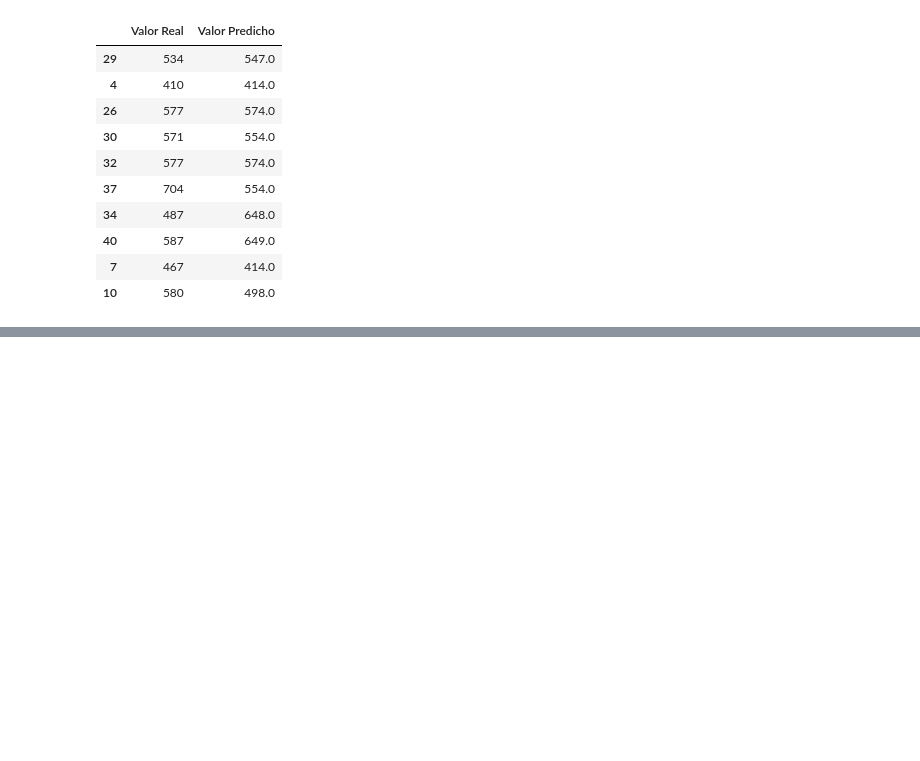
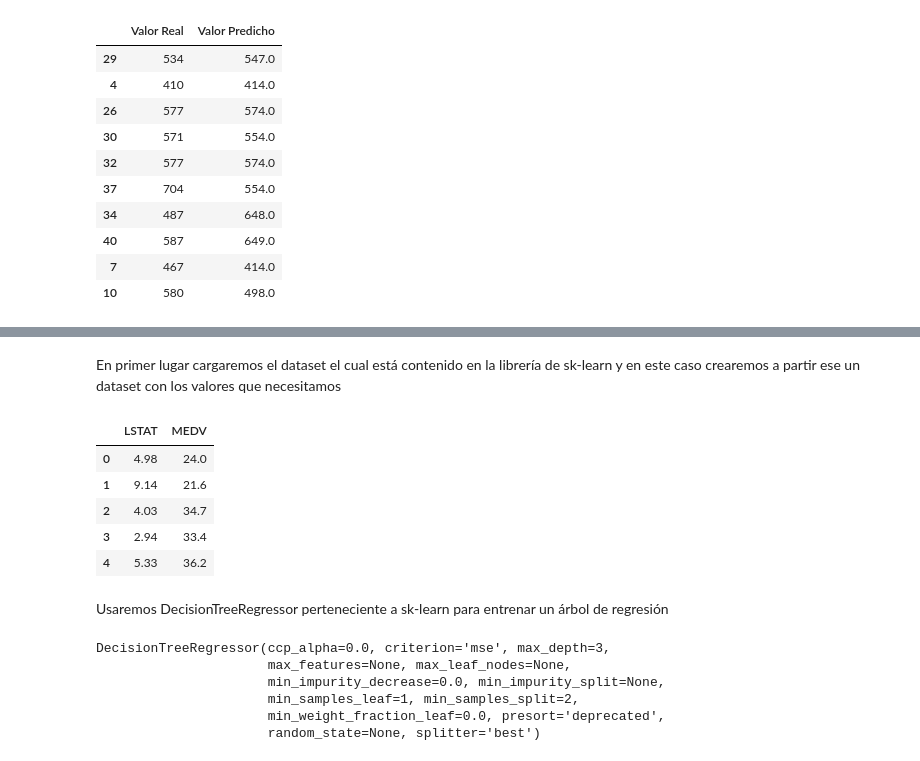
Before and after one commit to NohemyLemus/Inteligencia-artificial, a Jupyter notebook: Arboles/notebooks/Regresión.ipynb, the cells around one changed output, grey strips where cells are left out. Cells and saved outputs as stored; diff of their text form; code cells hidden in the pictures; blank space fills up the shorter version.

```diff
--- a/Arboles/notebooks/Regresión.ipynb
+++ b/Arboles/notebooks/Regresión.ipynb
@@ -73,0 +79,37 @@ compare_values
+# %% [markdown]
+En primer lugar cargaremos el dataset el cual está contenido en la librería de sk-learn y en este caso crearemos a partir ese un dataset con los valores que necesitamos
+# %%
+boston = datasets.load_boston()            # Cargar el dataset de Boston
+df = pd.DataFrame(boston.data[:, 12])      # Crear el DataFrame utilizando solo la columna de LSAT
+df.columns = ['LSTAT']
+df['MEDV'] = boston.target                 # Crear una nueva columna con los valores de MEDV
+df.head()
+# %% [output]
+|  | LSTAT | MEDV |
+| 0 | 4.98 | 24.0 |
+| 1 | 9.14 | 21.6 |
+| 2 | 4.03 | 34.7 |
+| 3 | 2.94 | 33.4 |
+| 4 | 5.33 | 36.2 |
+# %% [markdown]
+Usaremos DecisionTreeRegressor perteneciente a sk-learn para entrenar un árbol de regresión
+# %%
+from sklearn.tree import DecisionTreeRegressor    # Importamos el modelo de árbol de decisión regresion
+
+X = df[['LSTAT']].values                          # Asignamos la matrix X (valores de LSTAT)
+y = df['MEDV'].values                             # Asignamos el vector y (valores de MEDV)
+
+sort_idx = X.flatten().argsort()                  # Ordenamos "X" y "y" por los valores ascendentes de X
+X = X[sort_idx]
+y = y[sort_idx]
+
+tree = DecisionTreeRegressor(criterion='mse',     # Inicializamos y luego lo entrenamos con fit y los valores de "X" y "y"
+                             max_depth=3)
+tree.fit(X, y)
+# %% [output]
+DecisionTreeRegressor(ccp_alpha=0.0, criterion='mse', max_depth=3,
+                      max_features=None, max_leaf_nodes=None,
+                      min_impurity_decrease=0.0, min_impurity_split=None,
+                      min_samples_leaf=1, min_samples_split=2,
+                      min_weight_fraction_leaf=0.0, presort='deprecated',
+                      random_state=None, splitter='best')
```
Also changed, not shown: parts of 8 cells of this notebook.
